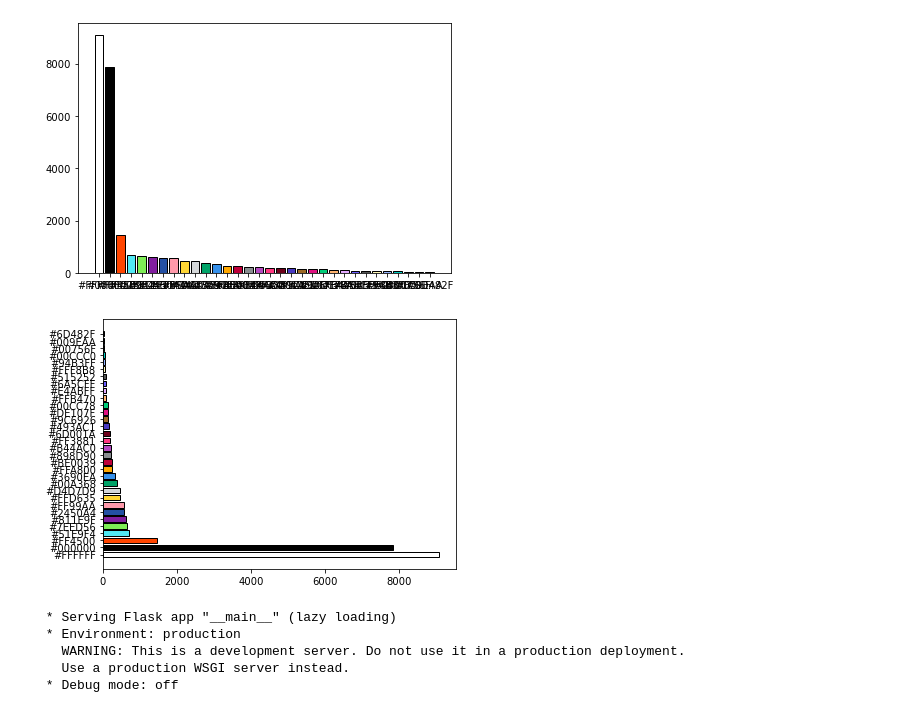
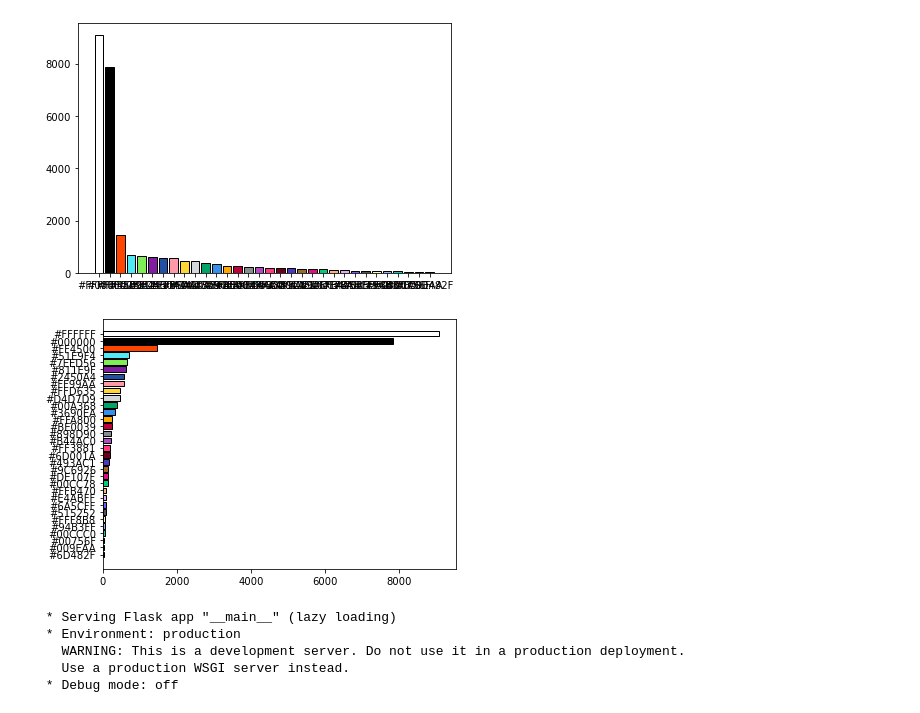
Before and after one commit to ahreed304/pixel-wars, a Jupyter notebook: main.ipynb, the cells around one changed output. Drawn from its saved outputs; the diff is of its cells as text; code cells hidden in the pictures.

Commit message:
adding horizontal bar chart

```diff
--- a/main.ipynb
+++ b/main.ipynb
@@ -64,7 +64,7 @@ result = pd.DataFrame(cursor.fetchall())
 result
 # %%
 import matplotlib.pyplot as plt
-
+colors_result.sort_values([1],ascending=False,inplace=True)
 plot = plt.bar(colors_result[0], colors_result[1], color=colors_result[0], edgecolor="black",)
 plt.tight_layout()
 
@@ -72,14 +72,15 @@ plt.savefig("PopularColors.svg")
 # %% [output]
 [figure]
 # %%
-colors_asc = colors_result.sort_values([1],ascending=False)
-plot_h = plt.barh(colors_asc[0], colors_asc[1], color=colors_asc[0], edgecolor="black")
+#HORIZONTAL BAR CHART
+colors_result.sort_values([1],ascending=True,inplace=True)
+
+plot_h = plt.barh(colors_result[0], colors_result[1], color=colors_result[0], edgecolor="black")
 plt.tight_layout()
 
 plt.savefig("PopularColorsHorizontal.svg")
-#TRYING TO SORT THIS SO TOP COLORS WILL BE AT THE TOP, BUT ISN'T WORKING YET
 # %% [output]
-[figure, old version]
+[figure, new version]
 # %%
 from flask import Flask
 
```
Also changed, not shown: 2 other files.
